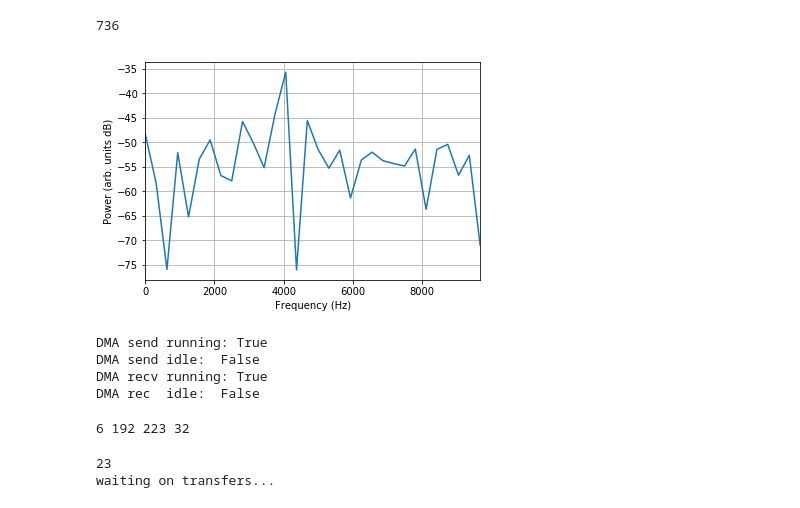
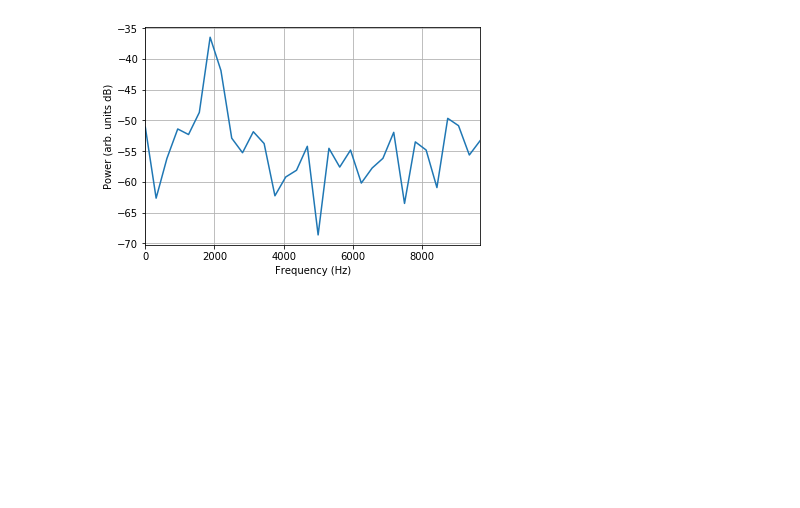
Before and after one commit to mitchburnett/oversampled-pfb, a Jupyter notebook: py/os-pfb-tb.ipynb, the cells around one changed output. Cells and saved outputs as stored; diff of their text form; code cells hidden in the pictures; blank space fills up the shorter version.

```diff
--- a/py/os-pfb-tb.ipynb
+++ b/py/os-pfb-tb.ipynb
@@ -5,19 +5,20 @@ from numpy import (real, imag)
 import numpy as np
 import matplotlib.pyplot as plt
 
-#signal scenario and parameters
-FFT_LENGTH = 32
+# configuration parameters and signal scenario
+FFT_LENGTH = 32         # transform size in pfb (a.k.a polyphase branches)
+M = FFT_LENGTH
+DEC_FACTOR = 24         # decimation rate, (D < M)
+FINE_FFT_LENGTH = 512   # second stage transform size
 
-M = FFT_LENGTH
-D = 24
-FINE_FFT_LENGTH = 512
+OUTPUT_WINDOWS = 512
+Nsamps = FFT_LENGTH*OUTPUT_WINDOWS
 
-Nsamps = FFT_LENGTH*23
-print(Nsamps)
+fs = 10e3             # sample rate
+fs_cs = fs/M          # critically sampled output sample rate
+fs_os = fs/DEC_FACTOR # oversampled output sample rate
 
-fs = 10e3
-fs_os = fs/D
-f = 4e3
+f = 2e3               # signal of intrest frequency
 
 if Nsamps:
     t = Nsamps/fs
@@ -48,22 +49,19 @@ x_real = (real(x) - d_min)/(d_max-d_min) - 0.5
 x_imag = (imag(x) - d_min)/(d_max-d_min) - 0.5
 
 x = x_real + 1j*x_imag
-# %% [output]
-736
 # %%
-# plot an sample fft for verification of generated data
+# plot a sample spectrum for verification of generated data
 X = fft.fft(x, FFT_LENGTH)/FFT_LENGTH
 
-# plot
 fbins = arange(0, FFT_LENGTH)
-faxis = fbins*fs/FFT_LENGTH
+faxis = fbins*fs_cs
 
 plt.plot(faxis, 20*log10(abs(X)))
 plt.xlim([min(faxis), max(faxis)])
 plt.xlabel('Frequency (Hz)')
 plt.ylabel('Power (arb. units dB)')
 plt.grid()
 plt.show()
 # %% [output]
-[figure, old version]
+[figure, new version]
 # %%
@@ -96,11 +88,0 @@ def dma_transfer():
-# %%
-
-print("DMA send running:", dma.sendchannel.running)
-print("DMA send idle: ", dma.sendchannel.idle)
-print("DMA recv running:", dma.recvchannel.running)
-print("DMA rec  idle: ", dma.recvchannel.idle)
-# %% [output]
-DMA send running: True
-DMA send idle:  False
-DMA recv running: True
-DMA rec  idle:  False
@@ -109,13 +88,0 @@ i=0
-# %%
-idx = i*FFT_LENGTH
-np.copyto(in_buffer, x[idx:idx+FFT_LENGTH])
-print(i, idx, idx+(FFT_LENGTH-1), len(x[idx:idx+FFT_LENGTH]))
-# %% [output]
-6 192 223 32
-# %%
-i+=1
-print(i)
-dma_transfer()
-# %% [output]
-23
-waiting on transfers...
```
Also changed, not shown: parts of 9 cells of this notebook, 2 other files.
